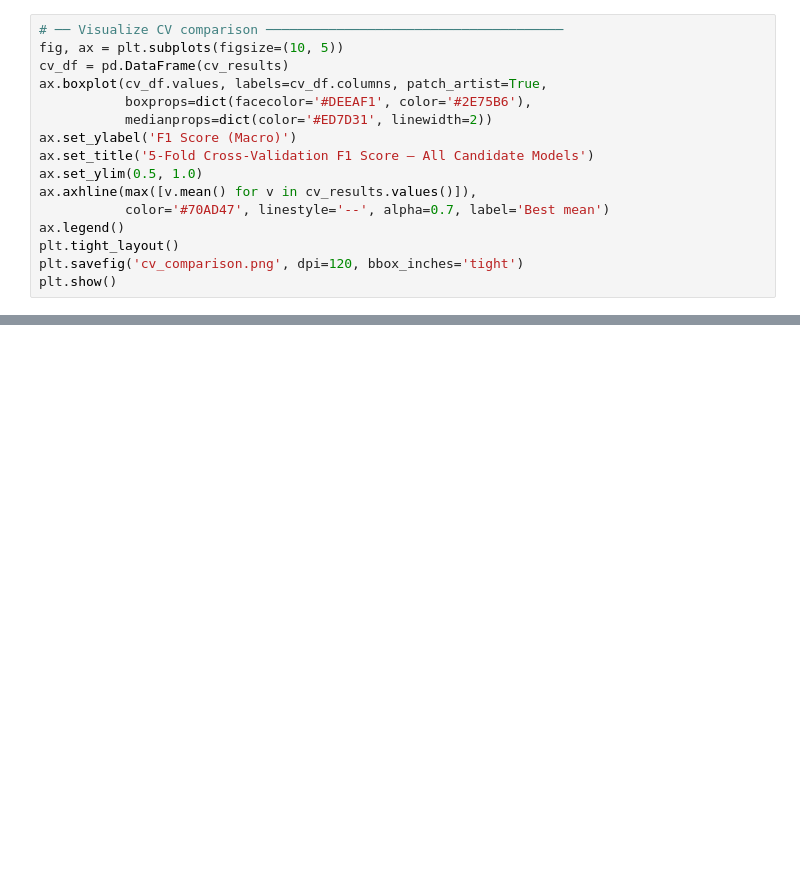
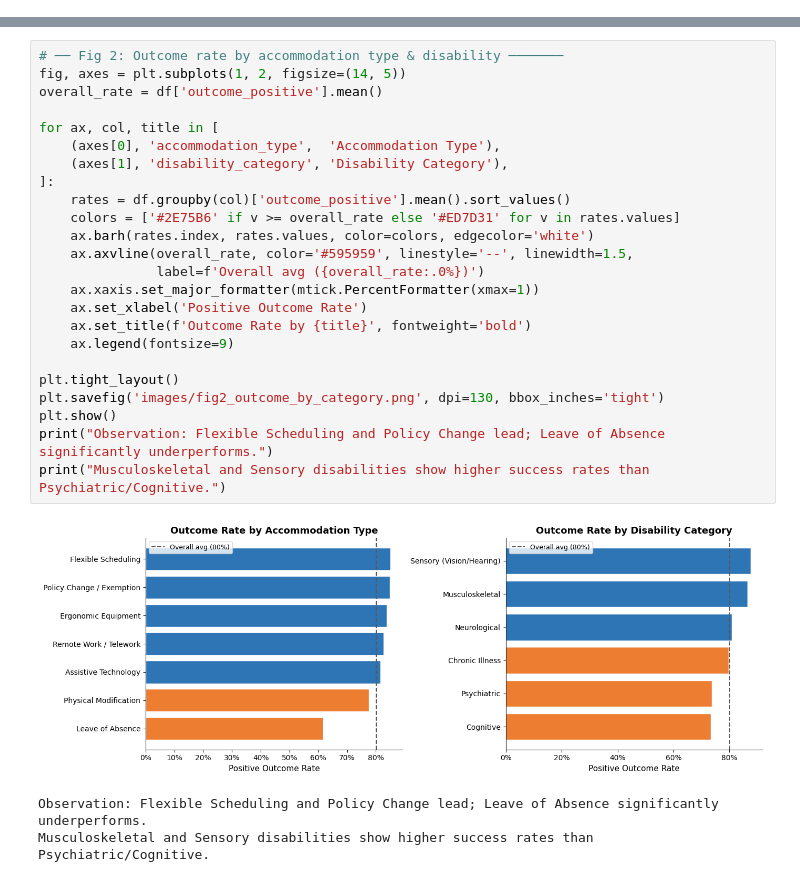
Before and after one commit to jemillett/accommodation-ml-project, a Jupyter notebook: accommodation_ml_project.ipynb, the cells around one changed output, grey strips where cells are left out. Drawn from its saved outputs; the diff is of its cells as text; blank space fills up the shorter version.

Commit message:
Final submission: comprehensive CRISP-DM notebook with feature engineering, SMOTE, SHAP, data folder, and images

```diff
--- a/accommodation_ml_project.ipynb
+++ b/accommodation_ml_project.ipynb
@@ -466,16 +0,0 @@ SVM (RBF)                 F1 = 0.5642 ± 0.0133
-# %%
-# ── Visualize CV comparison ──────────────────────────────────────
-fig, ax = plt.subplots(figsize=(10, 5))
-cv_df = pd.DataFrame(cv_results)
-ax.boxplot(cv_df.values, labels=cv_df.columns, patch_artist=True,
-           boxprops=dict(facecolor='#DEEAF1', color='#2E75B6'),
-           medianprops=dict(color='#ED7D31', linewidth=2))
-ax.set_ylabel('F1 Score (Macro)')
-ax.set_title('5-Fold Cross-Validation F1 Score — All Candidate Models')
-ax.set_ylim(0.5, 1.0)
-ax.axhline(max([v.mean() for v in cv_results.values()]),
-           color='#70AD47', linestyle='--', alpha=0.7, label='Best mean')
-ax.legend()
-plt.tight_layout()
-plt.savefig('cv_comparison.png', dpi=120, bbox_inches='tight')
-plt.show()
@@ -765,0 +371,28 @@ Approval Accuracy: 82.5%
+# %%
+# ── Fig 2: Outcome rate by accommodation type & disability ───────
+fig, axes = plt.subplots(1, 2, figsize=(14, 5))
+overall_rate = df['outcome_positive'].mean()
+
+for ax, col, title in [
+    (axes[0], 'accommodation_type',  'Accommodation Type'),
+    (axes[1], 'disability_category', 'Disability Category'),
+]:
+    rates = df.groupby(col)['outcome_positive'].mean().sort_values()
+    colors = ['#2E75B6' if v >= overall_rate else '#ED7D31' for v in rates.values]
+    ax.barh(rates.index, rates.values, color=colors, edgecolor='white')
+    ax.axvline(overall_rate, color='#595959', linestyle='--', linewidth=1.5,
+               label=f'Overall avg ({overall_rate:.0%})')
+    ax.xaxis.set_major_formatter(mtick.PercentFormatter(xmax=1))
+    ax.set_xlabel('Positive Outcome Rate')
+    ax.set_title(f'Outcome Rate by {title}', fontweight='bold')
+    ax.legend(fontsize=9)
+
+plt.tight_layout()
+plt.savefig('images/fig2_outcome_by_category.png', dpi=130, bbox_inches='tight')
+plt.show()
+print("Observation: Flexible Scheduling and Policy Change lead; Leave of Absence significantly underperforms.")
+print("Musculoskeletal and Sensory disabilities show higher success rates than Psychiatric/Cognitive.")
+# %% [output]
+[figure, added]
+Observation: Flexible Scheduling and Policy Change lead; Leave of Absence significantly underperforms.
+Musculoskeletal and Sensory disabilities show higher success rates than Psychiatric/Cognitive.
```
Also changed, not shown: parts of 83 cells of this notebook, 13 other files.
